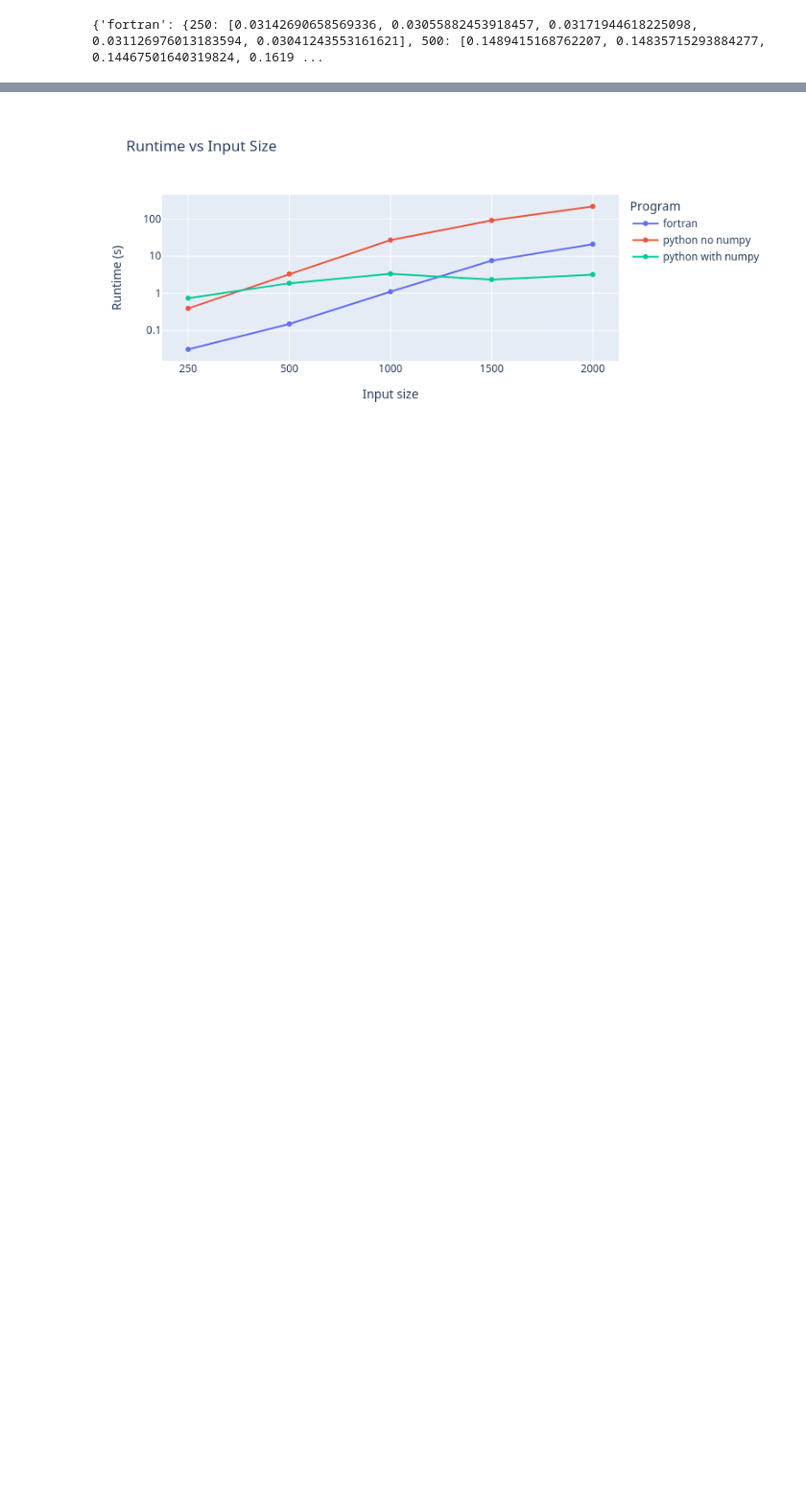
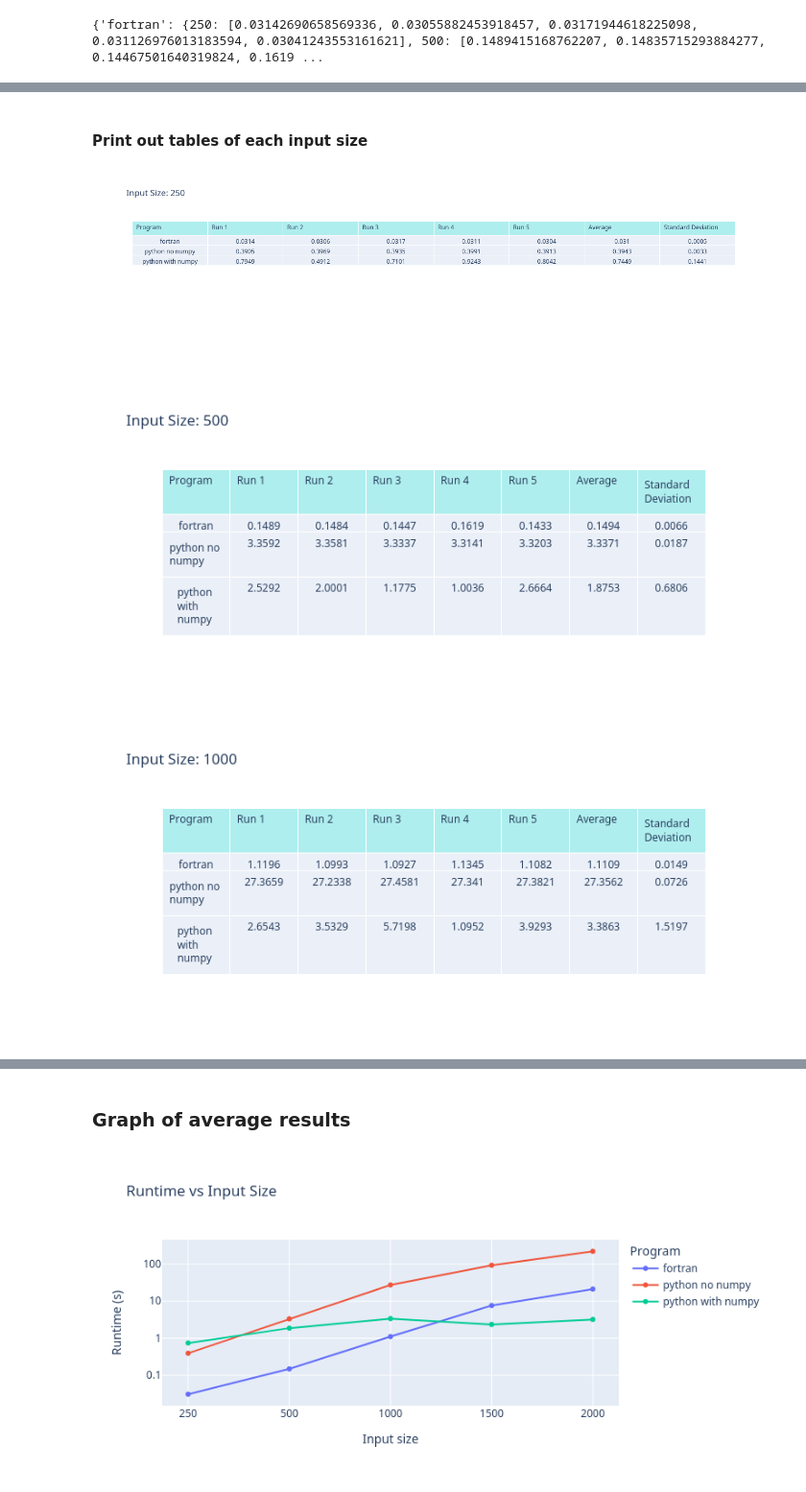
Before and after one commit to RustyRaptor/ProgrammingLanguages, a Jupyter notebook: PA003/compiled_vs_interpreted.ipynb, the cells around one changed output, grey strips where cells are left out. Shown at 96% size. Drawn from its saved outputs; the diff is of its cells as text; code cells hidden in the pictures; blank space fills up the shorter version.

```diff
--- a/PA003/compiled_vs_interpreted.ipynb
+++ b/PA003/compiled_vs_interpreted.ipynb
@@ -33,7 +181,7 @@ def generate_matrix_and_vector(n):
         n: the size of the square matrix
 
         Returns:
-        a list of lists representing the random square matrix
+           A random matrix and vector of random floats
 
         """
         min_value = -2000.0
@@ -81,8 +229,8 @@ def gaussian_elimination(matrix, vector):
     without partial pivoting or using numpy.
 
     Args:
-    A: a square matrix of size n x n
-    b: a vector of length n
+    matrix: a square matrix of size n x n
+    vector: a vector of length n
 
     Returns:
     x: a vector of length n that represents the solution to the linear system Ax = b
@@ -122,7 +270,6 @@ def gaussian_elimination_lu(matrix, vector):
     This function performs Gaussian elimination with back substitution using LU decomposition with partial pivoting.
 
     Args:
-    n: the size of the square matrix
     matrix: the square matrix as a list of lists
     vector: the vector as a list
 
@@ -130,7 +277,6 @@ def gaussian_elimination_lu(matrix, vector):
     the solution vector as a NumPy array
 
     """
-    # Convert the matrix and vector to NumPy arrays
 
 
     # Perform LU decomposition with partial pivoting
@@ -148,7 +294,8 @@ def gaussian_elimination_lu(matrix, vector):
 # %%
 def generate_fortran_args(matrix, vector):
         """
-        This function generates command line arguments for a Fortran program.
+        This function generates command line arguments for the Fortran program.
+        it also writes the input values to a text file called matrix.txt
 
         Args:
         matrix: the square matrix as a list of lists
@@ -291,0 +386,37 @@ display_results_table(results).show()
+# %% [markdown]
+#### Print out tables of each input size
+# %%
+import plotly.graph_objs as go
+from statistics import mean
+import numpy as np
+
+def create_table(data, program_names, input_size):
+    rows = []
+    headers = ['Program', 'Run 1', 'Run 2', 'Run 3', 'Run 4', 'Run 5', 'Average', 'Standard Deviation']
+    # rows.append(headers)
+
+    for i, program_data in enumerate(data):
+        program_name = program_names[i]
+        row = [program_name] + list(map(lambda x: round(x, 4), program_data))
+        row.append(round(np.average(program_data), 4))
+        row.append(round(np.std(program_data),4))
+        rows.append(row)
+
+    fig = go.Figure(
+        data=[go.Table(
+        header=dict(values=headers,
+                    fill_color='paleturquoise',
+                    align='left'),
+        cells=dict(values=np.transpose(rows)))])
+
+    fig.update_layout( title=f'Input Size: {input_size}', width=800)
+
+    return fig
+
+
+for i in input_sizes:
+    create_table([results[a][i] for a in algorithms], algorithms, i).show()
+# %% [output]
+[figure, added]
+[figure, added]
+[figure, added]
@@ -292,3 +425,5 @@ display_results_table(results).show()
+# %% [markdown]
+### Graph of average results
 # %%
 import plotly.graph_objs as go
 
```
Also changed, not shown: parts of 9 cells of this notebook, 1 other file.
